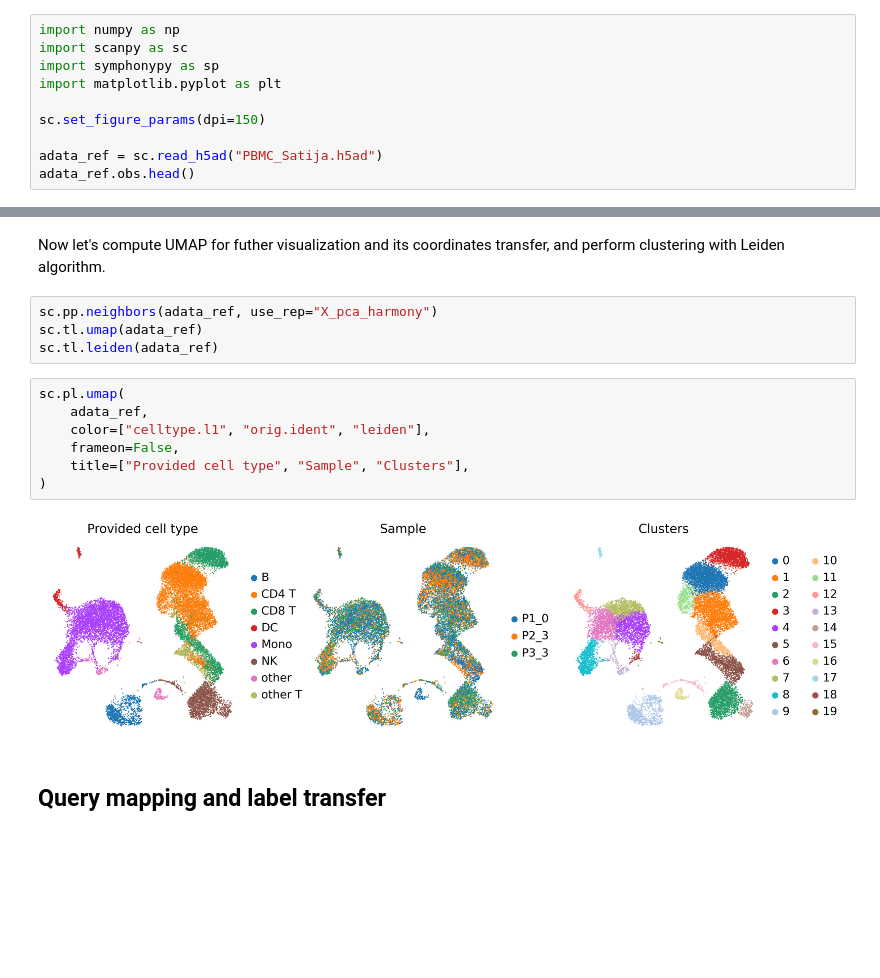
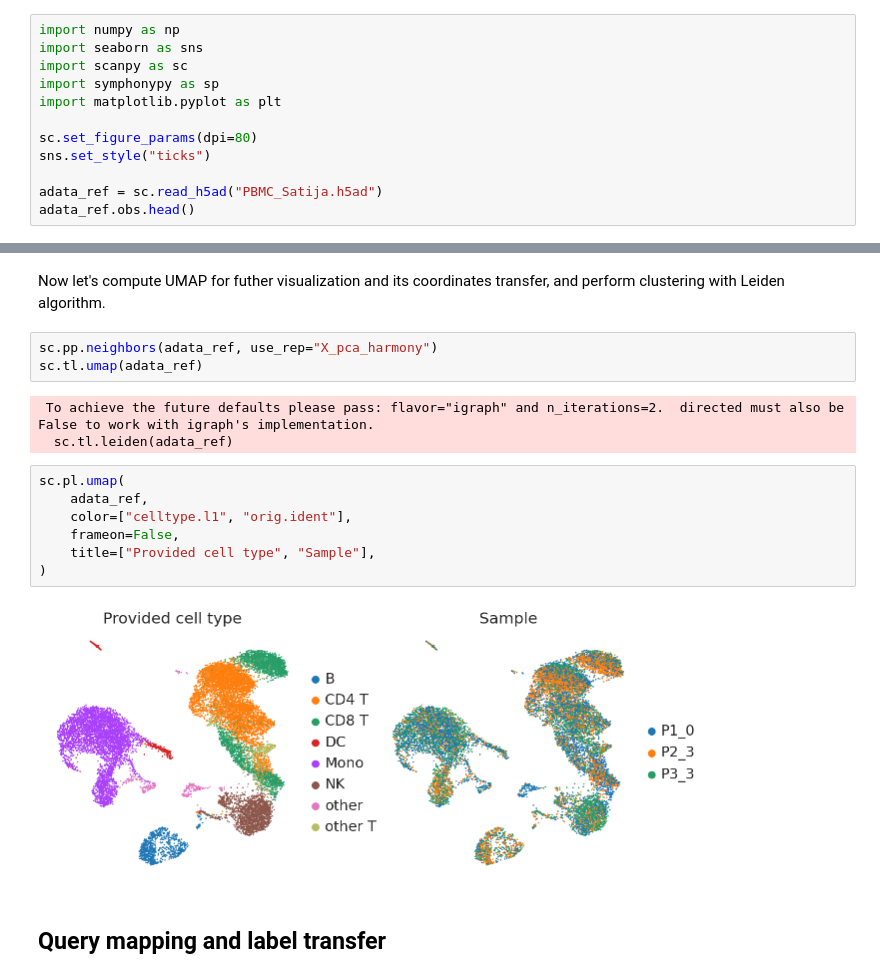
Before and after one commit to potulabe/symphonypy, a Jupyter notebook: notebooks/Symphonypy_simple_tutorial.ipynb, the cells around one changed output, grey strips where cells are left out. Drawn from its saved outputs; the diff is of its cells as text; blank space fills up the shorter version.

```diff
--- a/notebooks/Symphonypy_simple_tutorial.ipynb
+++ b/notebooks/Symphonypy_simple_tutorial.ipynb
@@ -7,11 +7,13 @@
 !gdown "1jW548g6ERFS0t7NywgyjRs6VaE5QwXbg&confirm=t"
 # %%
 import numpy as np
+import seaborn as sns
 import scanpy as sc
 import symphonypy as sp
 import matplotlib.pyplot as plt
 
-sc.set_figure_params(dpi=150)
+sc.set_figure_params(dpi=80)
+sns.set_style("ticks")
 
 adata_ref = sc.read_h5ad("PBMC_Satija.h5ad")
 adata_ref.obs.head()
@@ -67,16 +70,18 @@ Now let's compute UMAP for futher visualization and its coordinates transfer, an
 # %%
 sc.pp.neighbors(adata_ref, use_rep="X_pca_harmony")
 sc.tl.umap(adata_ref)
-sc.tl.leiden(adata_ref)
+# %% [output]
+ To achieve the future defaults please pass: flavor="igraph" and n_iterations=2.  directed must also be False to work with igraph's implementation.
+  sc.tl.leiden(adata_ref)
 # %%
 sc.pl.umap(
     adata_ref,
-    color=["celltype.l1", "orig.ident", "leiden"],
+    color=["celltype.l1", "orig.ident"],
     frameon=False,
-    title=["Provided cell type", "Sample", "Clusters"],
+    title=["Provided cell type", "Sample"],
 )
 # %% [output]
-[figure, old version]
+[figure, new version]
 # %% [markdown]
 ## Query mapping and label transfer
 # %%
```
Also changed, not shown: parts of 7 cells of this notebook.
